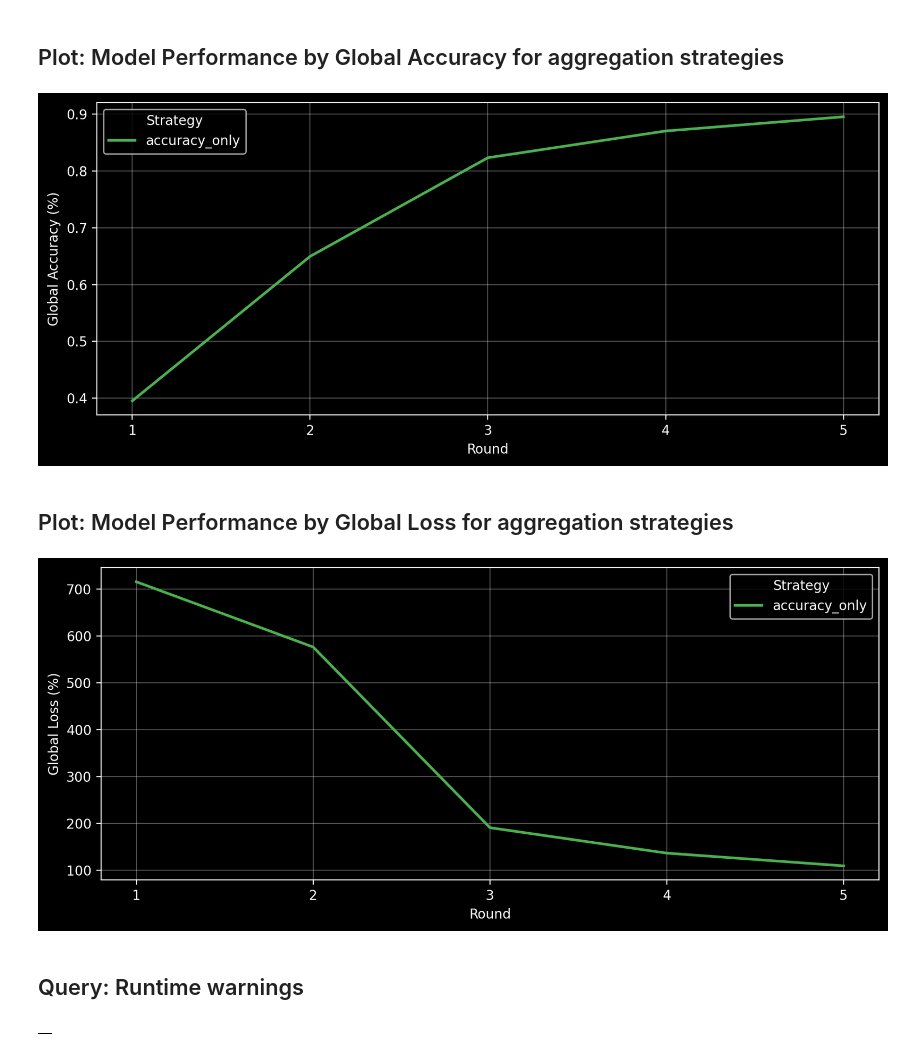
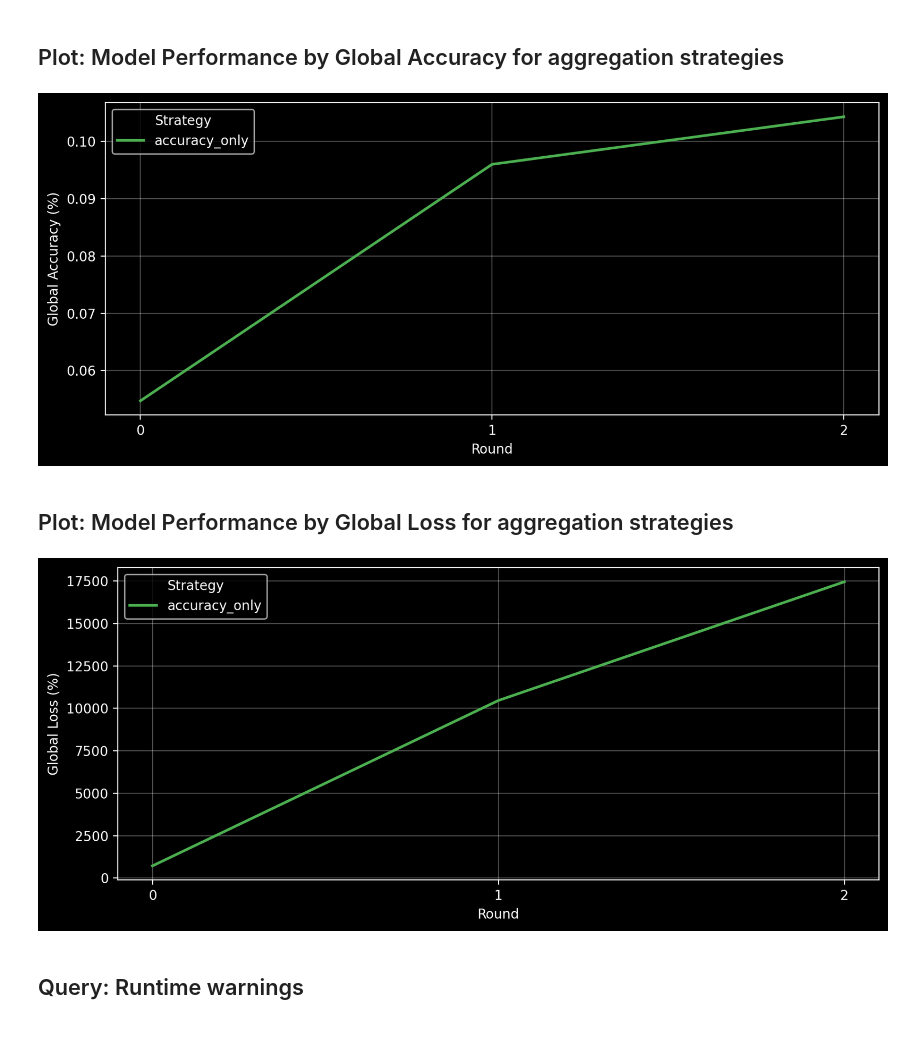
Before and after one commit to SW9-10-DS-AAU/IHF-DFL, a Jupyter notebook: analysis/analysis-2.ipynb, the cells around one changed output. Drawn from its saved outputs; the diff is of its cells as text; code cells hidden in the pictures.

```diff
--- a/analysis/analysis-2.ipynb
+++ b/analysis/analysis-2.ipynb
@@ -19,7 +19,7 @@ from analysis.plots import *
 
 # FOLDER = "05-03-26--14_56_45/mnist-accuracy_only-3-1.0-3-1.0-True-False.pkl"
 
-FOLDER = "11-03-26--09_59_00/mnist-accuracy_only-3-1.0-3-1.0-True-False.pkl"
+FOLDER = "12-03-26--13_50_41/mnist-accuracy_only-1-1.0-1-1.0-True-True.pkl"
 
 
 data_dir = REPO_ROOT / "experiment" / "data" / "experimentData"
@@ -105,35 +134,34 @@ data = res['global']
 
 # data
 
-vals = global_acc_by_aggregation_strategy(data)
+vals = global_acc_by_aggregation_strategy(data, res['metadata'])
+
+
 fig = plot_global_acc_by_aggregation_strategy(vals)
 # %% [output]
-[figure, old version]
+[figure, new version]
 # %% [markdown]
 ## Plot: Model Performance by Global Loss for aggregation strategies
 # %%
 data = res['global']
 
 # ●It logs self.pytorch_model.loss[-1] — so it's the loss of the global model evaluated after
 #  merging all participants' weights each round. That's the true global model performance, distinct from
 #  individual user accuracies.
 
 # vals = grs_by_user(data)
 # data[['round', 'global_loss']]
 # data[vals['user_id'].isin([4, 5])].sort_values(['user_id', 'round'])
 
 # data
 
-vals = global_loss_by_aggregation_strategy(data)
+vals = global_loss_by_aggregation_strategy(data, res['metadata'])
 fig = plot_global_loss_by_aggregation_strategy(vals)
 # %% [output]
-[figure, old version]
+[figure, new version]
 # %% [markdown]
 ## Query: Runtime warnings
 # %%
 # data = res['setup'] does not work
 
 data = res['warnings']
-data
-# %% [output]
-|  |
```
Also changed, not shown: parts of 1 cell of this notebook, 8 other files.
